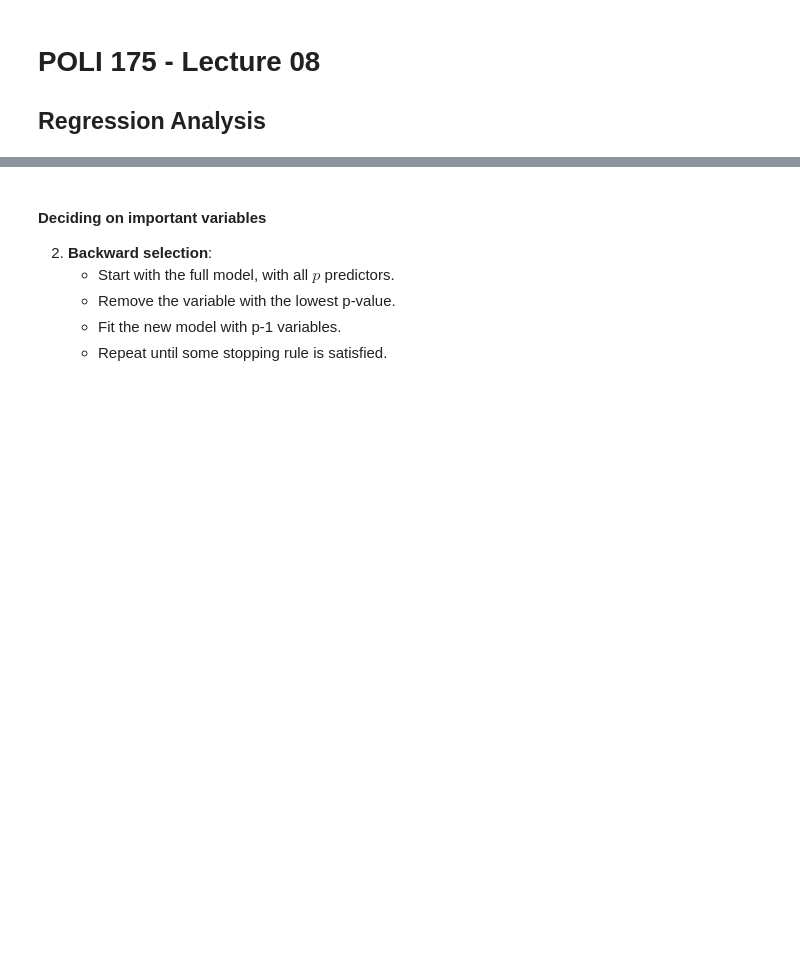
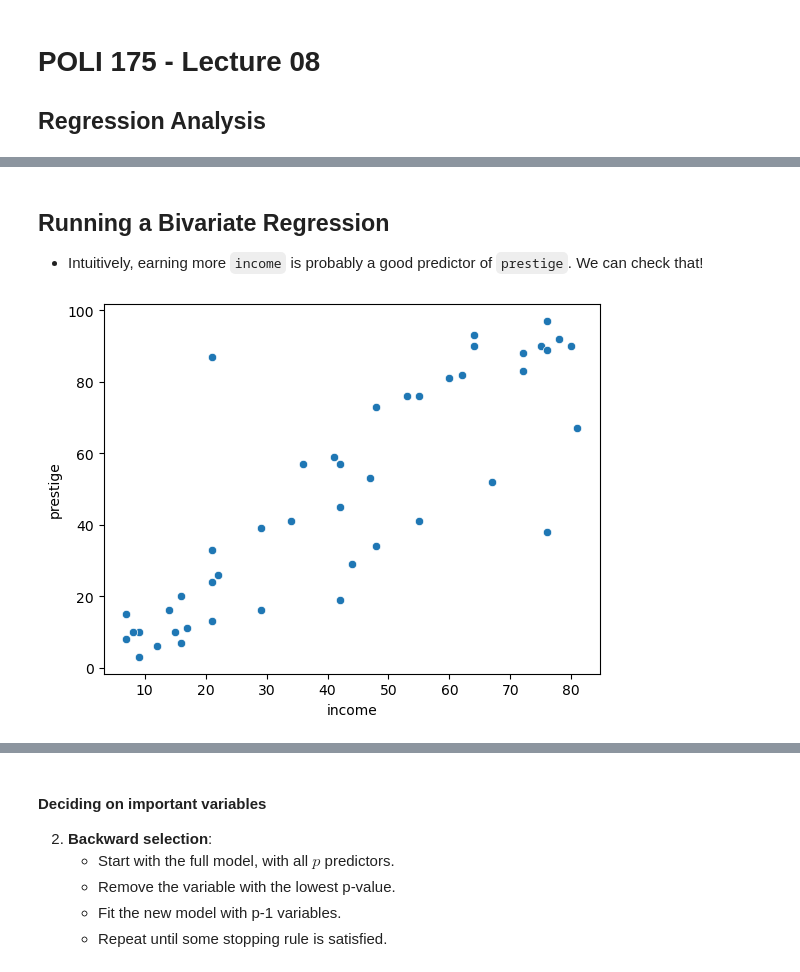
Before and after one commit to umbertomig/POLI175public, a Jupyter notebook: lectures/lecture07/POLI175-Lecture08.ipynb, the cells around one changed output, grey strips where cells are left out. Drawn from its saved outputs; the diff is of its cells as text; code cells hidden in the pictures; blank space fills up the shorter version.

```diff
--- a/lectures/lecture07/POLI175-Lecture08.ipynb
+++ b/lectures/lecture07/POLI175-Lecture08.ipynb
@@ -295,0 +43,7 @@ $$ \text{F} \ = \ \dfrac{\frac{RSS_0-RSS}{p-l}}{\frac{RSS}{n-p-1}} \ \sim \ F(p-
+# %%
+## Loading the data
+import pandas as pd
+import numpy as np
+duncan = pd.read_csv('https://raw.githubusercontent.com/umbertomig/POLI175public/main/data/Duncan.csv')
+duncan = duncan.set_index('profession')
+duncan.head()
@@ -295,0 +84,10 @@ $$ \text{F} \ = \ \dfrac{\frac{RSS_0-RSS}{p-l}}{\frac{RSS}{n-p-1}} \ \sim \ F(p-
+# %% [markdown]
+## Running a Bivariate Regression
+
+- Intuitively, earning more `income` is probably a good predictor of `prestige`. We can check that!
+# %%
+# Scatterplot:
+sns.scatterplot(x = 'income', y = 'prestige', data = duncan)
+plt.show()
+# %% [output]
+[figure, added]
```
Also changed, not shown: parts of 78 cells of this notebook, 2 other files.
